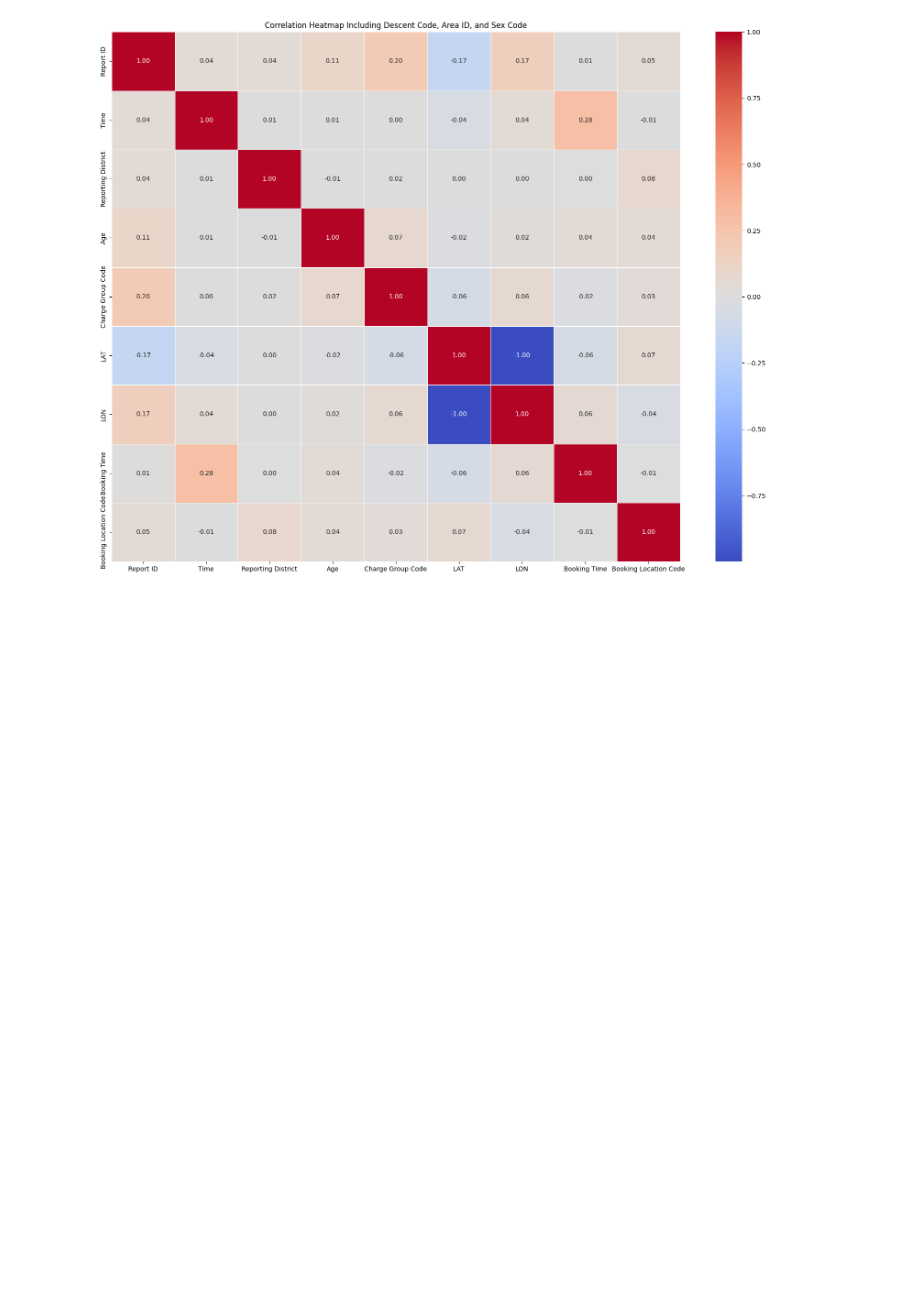
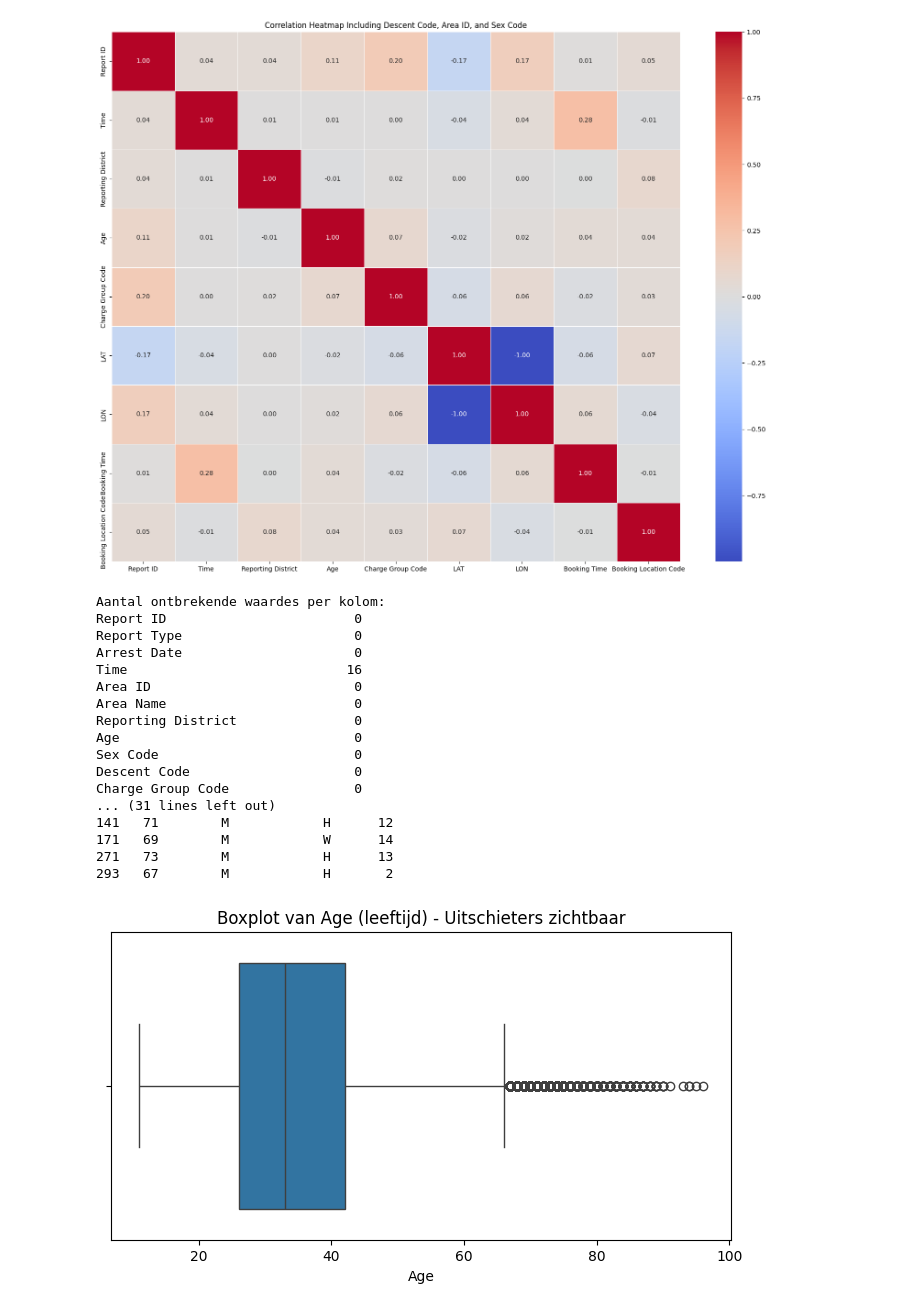
Before and after one commit to AaronWheezer/project_mct_2025, a Jupyter notebook: project.ipynb, the cells around one changed output. Cells and saved outputs as stored; diff of their text form; code cells hidden in the pictures; blank space fills up the shorter version.

```diff
--- a/project.ipynb
+++ b/project.ipynb
@@ -37,3 +37,54 @@ plt.title("Correlation Heatmap Including Descent Code, Area ID, and Sex Code")
 plt.show()
 # %% [output]
 [figure]
+# %%
+# nullen van de dataset
+print("Aantal ontbrekende waardes per kolom:")
+print(df.isnull().sum())
+
+# unieke waarden in de categorische kolommen
+print("\nUnieke waarden in 'Sex Code':", df['Sex Code'].unique())
+print("Unieke waarden in 'Descent Code':", df['Descent Code'].unique())
+print("Unieke waarden in 'Area ID':", df['Area ID'].unique())
+
+# onrealisteische waarden in de kolom 'Age'
+print("\nMinimum leeftijd:", df['Age'].min())
+print("Maximum leeftijd:", df['Age'].max())
+
+# IQR voor boxplot
+# Bereken de IQR voor de kolom 'Age' om uitschieters te identificeren
+Q1 = df['Age'].quantile(0.25)
+Q3 = df['Age'].quantile(0.75)
+IQR = Q3 - Q1
+lower_bound = Q1 - 1.5 * IQR
+upper_bound = Q3 + 1.5 * IQR
+
+outliers = df[(df['Age'] < lower_bound) | (df['Age'] > upper_bound)]
+print(f"\nAantal uitschieters in 'Age': {len(outliers)}")
+print("Voorbeeld van uitschieters in 'Age':")
+print(outliers[['Age', 'Sex Code', 'Descent Code', 'Area ID']].head())
+
+# boxplot toont de verdeling van de leeftijden, inclusief uitschieters
+plt.figure(figsize=(8, 4))
+sns.boxplot(x=df['Age'])
+plt.title("Boxplot van Age (leeftijd) - Uitschieters zichtbaar")
+plt.show()
+# %% [output]
+Aantal ontbrekende waardes per kolom:
+Report ID                        0
+Report Type                      0
+Arrest Date                      0
+Time                            16
+Area ID                          0
+Area Name                        0
+Reporting District               0
+Age                              0
+Sex Code                         0
+Descent Code                     0
+Charge Group Code                0
+... (31 lines left out)
+141   71        M            H      12
+171   69        M            W      14
+271   73        M            H      13
+293   67        M            H       2
+[figure, added]
```
Also changed, not shown: 1 other file.
